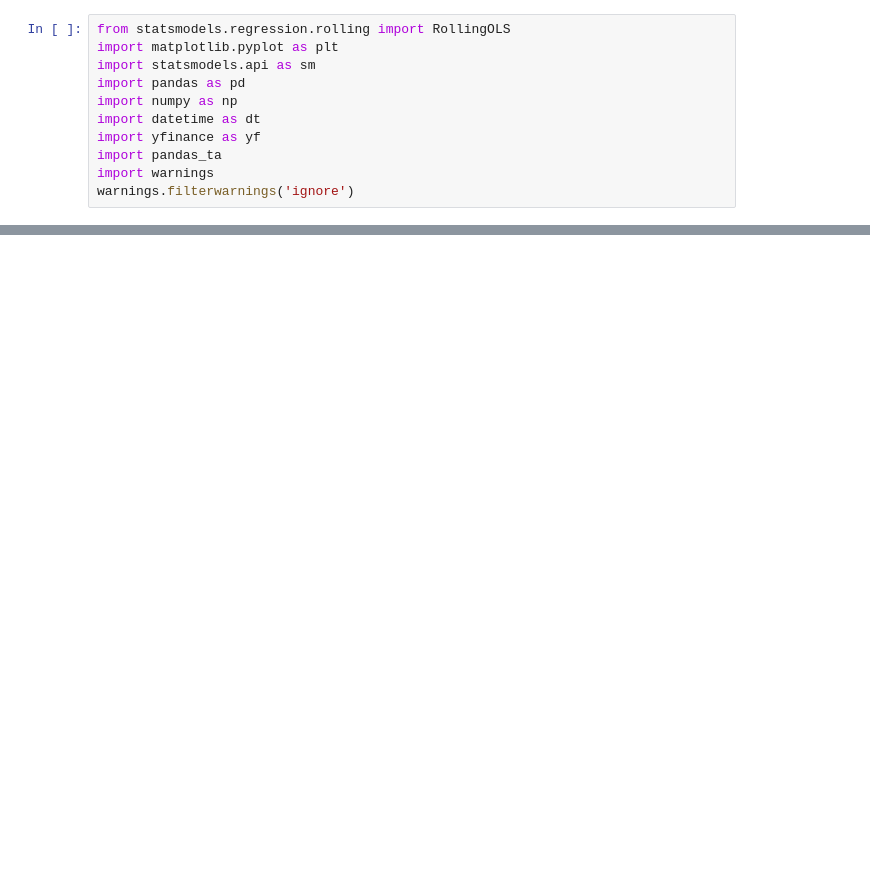
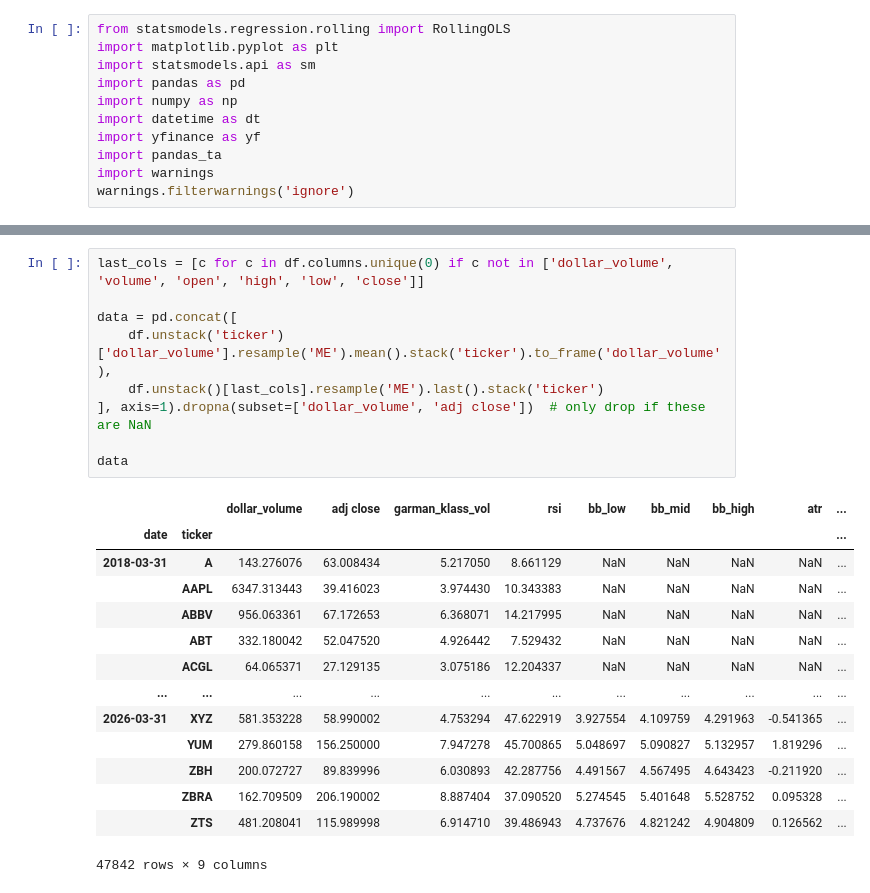
Before and after one commit to jgy36/Quant-Finance-Repository, a Jupyter notebook: algo_trading-machine-learning.ipynb, the cells around one changed output, grey strips where cells are left out. Cells and saved outputs as stored; diff of their text form; blank space fills up the shorter version.

```diff
--- a/algo_trading-machine-learning.ipynb
+++ b/algo_trading-machine-learning.ipynb
@@ -62,0 +120,24 @@ df
+# %%
+last_cols = [c for c in df.columns.unique(0) if c not in ['dollar_volume', 'volume', 'open', 'high', 'low', 'close']]
+
+data = pd.concat([
+    df.unstack('ticker')['dollar_volume'].resample('ME').mean().stack('ticker').to_frame('dollar_volume'),
+    df.unstack()[last_cols].resample('ME').last().stack('ticker')
+], axis=1).dropna(subset=['dollar_volume', 'adj close'])  # only drop if these are NaN
+
+data
+# %% [output]
+|  |  | dollar_volume | adj close | garman_klass_vol | rsi | bb_low | bb_mid | bb_high | atr | ... |
+| date | ticker |  |  |  |  |  |  |  |  | ... |
+| 2018-03-31 | A | 143.276076 | 63.008434 | 5.217050 | 8.661129 | NaN | NaN | NaN | NaN | ... |
+|  | AAPL | 6347.313443 | 39.416023 | 3.974430 | 10.343383 | NaN | NaN | NaN | NaN | ... |
+|  | ABBV | 956.063361 | 67.172653 | 6.368071 | 14.217995 | NaN | NaN | NaN | NaN | ... |
+|  | ABT | 332.180042 | 52.047520 | 4.926442 | 7.529432 | NaN | NaN | NaN | NaN | ... |
+|  | ACGL | 64.065371 | 27.129135 | 3.075186 | 12.204337 | NaN | NaN | NaN | NaN | ... |
+| ... | ... | ... | ... | ... | ... | ... | ... | ... | ... | ... |
+| 2026-03-31 | XYZ | 581.353228 | 58.990002 | 4.753294 | 47.622919 | 3.927554 | 4.109759 | 4.291963 | -0.541365 | ... |
+|  | YUM | 279.860158 | 156.250000 | 7.947278 | 45.700865 | 5.048697 | 5.090827 | 5.132957 | 1.819296 | ... |
+|  | ZBH | 200.072727 | 89.839996 | 6.030893 | 42.287756 | 4.491567 | 4.567495 | 4.643423 | -0.211920 | ... |
+|  | ZBRA | 162.709509 | 206.190002 | 8.887404 | 37.090520 | 5.274545 | 5.401648 | 5.528752 | 0.095328 | ... |
+|  | ZTS | 481.208041 | 115.989998 | 6.914710 | 39.486943 | 4.737676 | 4.821242 | 4.904809 | 0.126562 | ... |
+47842 rows × 9 columns
```
Also changed, not shown: parts of 11 cells of this notebook.
